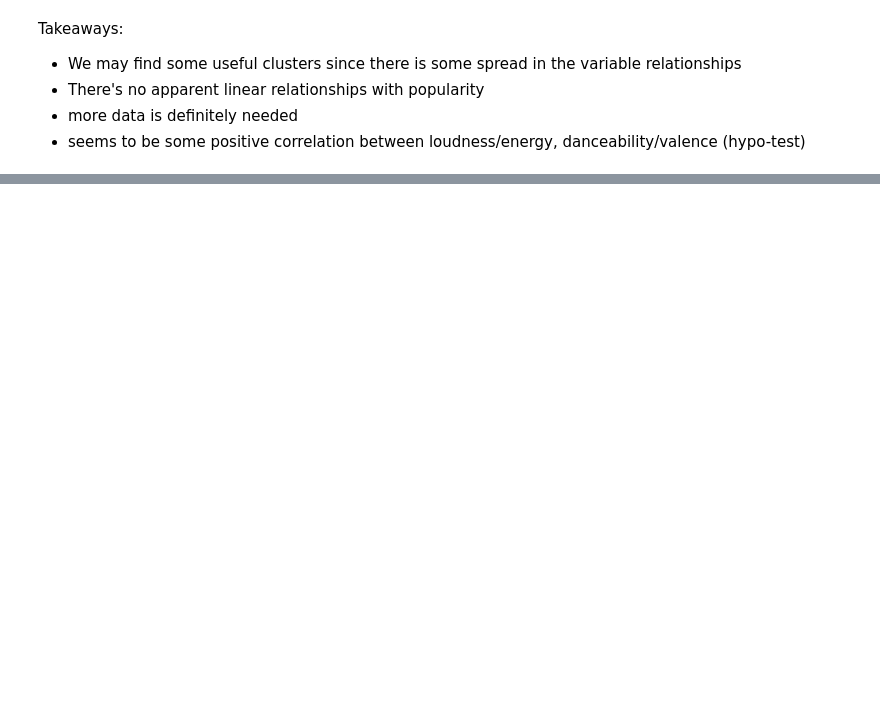
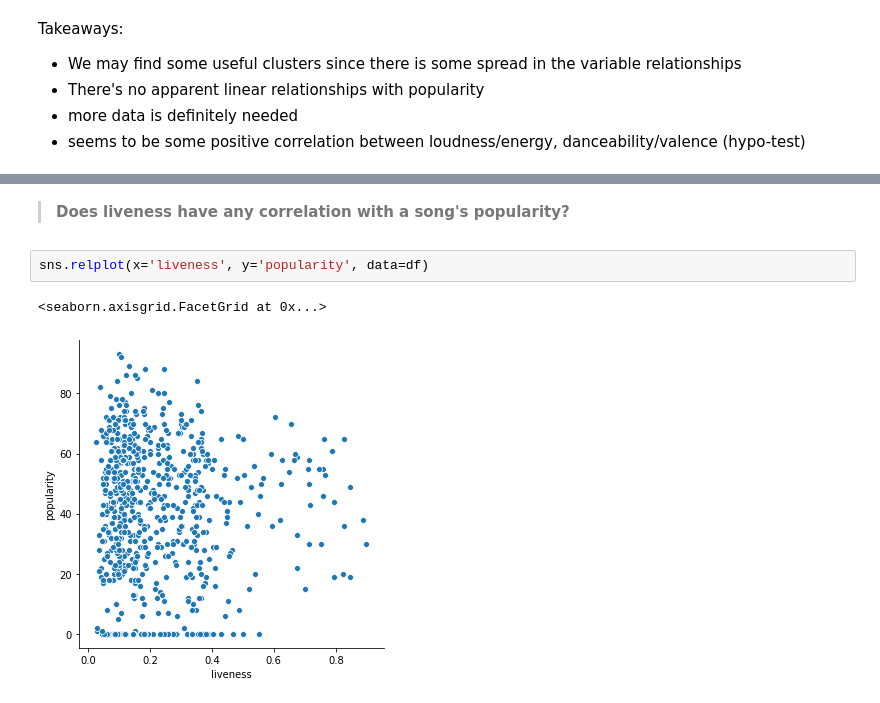
Before and after one commit to SpotiScryers/SpotiScry, a Jupyter notebook: brandon_explore.ipynb, the cells around one changed output, grey strips where cells are left out. Saved outputs shown, nothing was run; the diff lists cells and outputs as text; blank space fills up the shorter version.

```diff
--- a/brandon_explore.ipynb
+++ b/brandon_explore.ipynb
@@ -89,0 +151,7 @@ Takeaways:
+# %% [markdown]
+> **Does liveness have any correlation with a song's popularity?**
+# %%
+sns.relplot(x='liveness', y='popularity', data=df)
+# %% [output]
+<seaborn.axisgrid.FacetGrid at 0x...>
+[figure, added]
```
Also changed, not shown: parts of 10 cells of this notebook, 1 other file.
